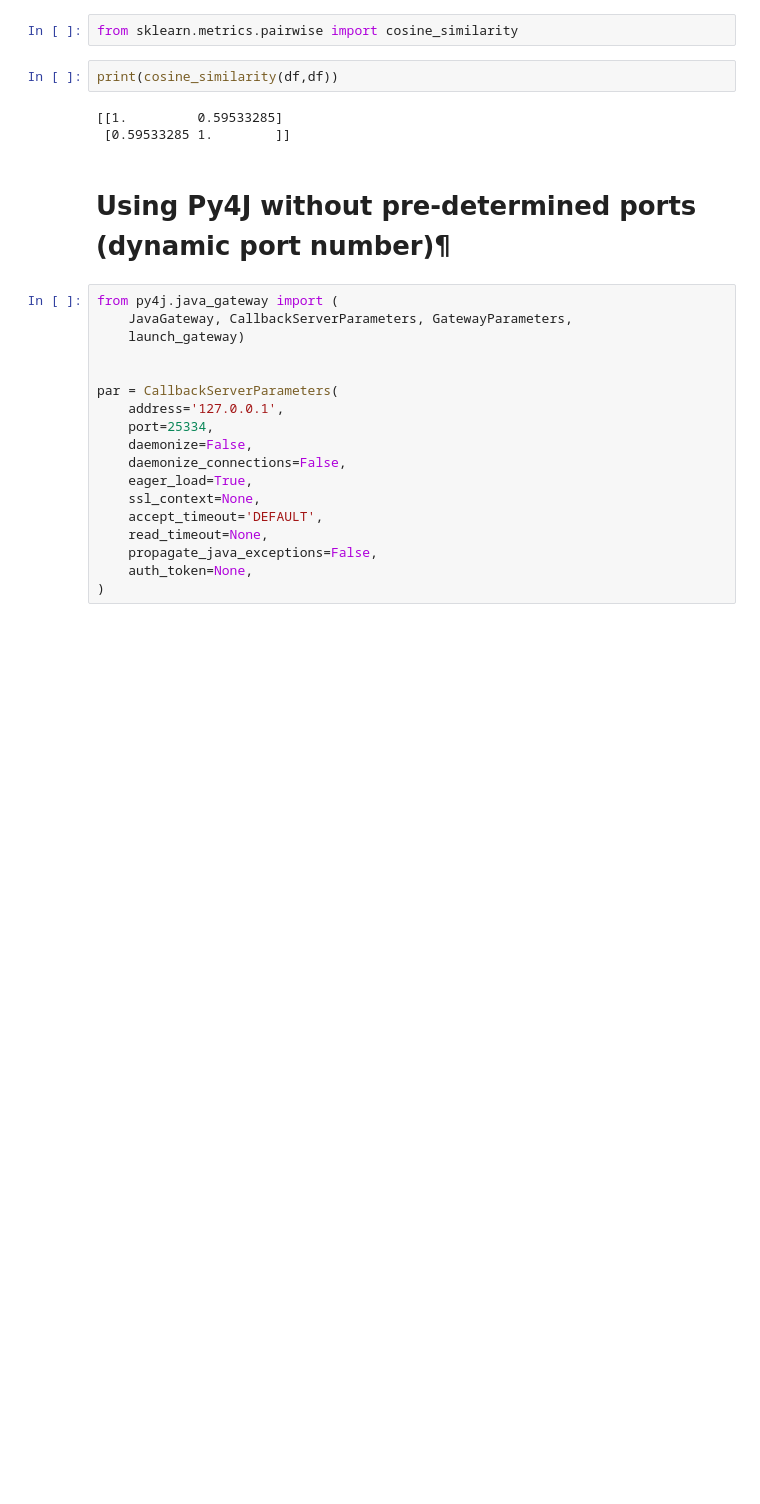
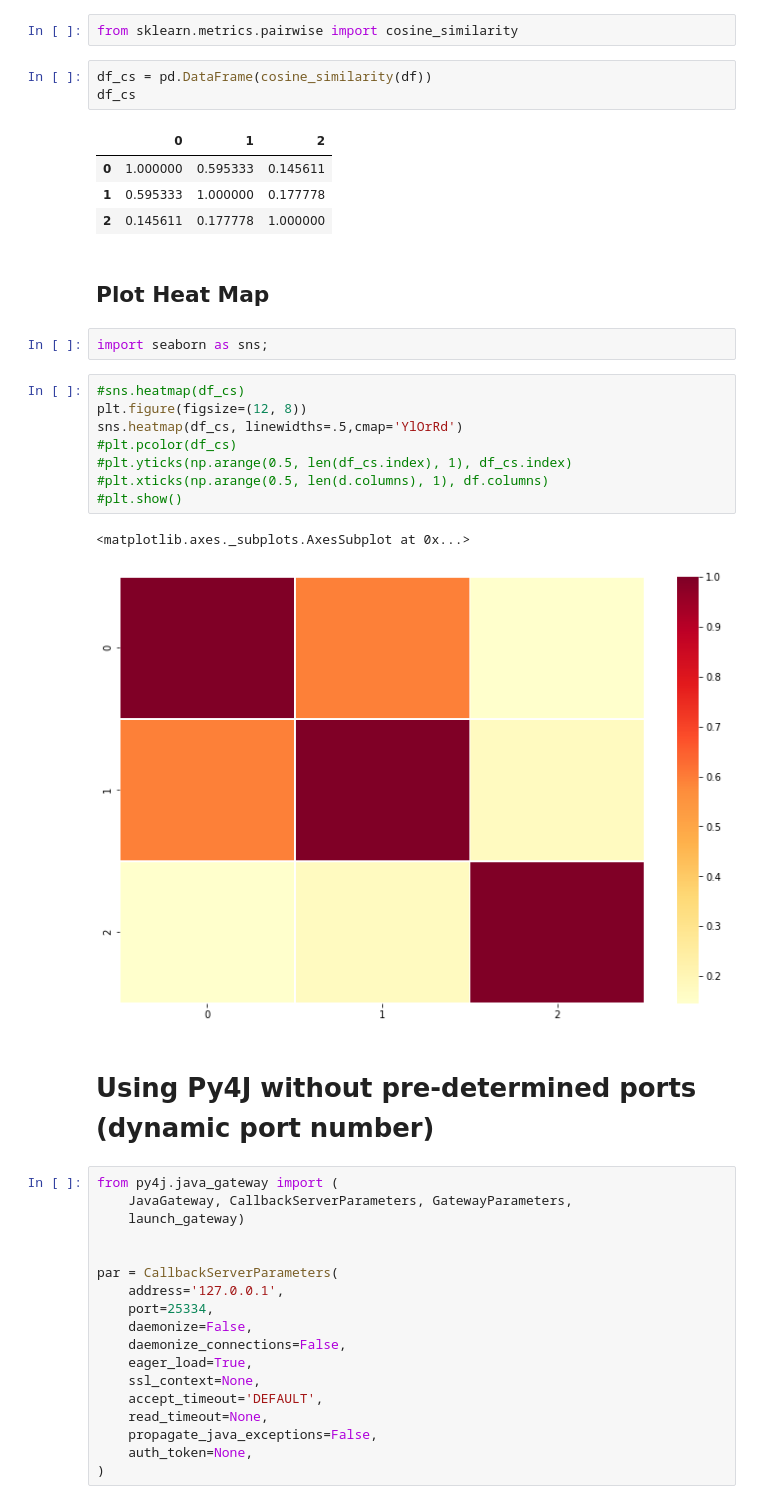
Before and after one commit to NabeelShahidKhan/DataScience, a Jupyter notebook: DocSim (1).ipynb, the cells around one changed output. Drawn from its saved outputs; the diff is of its cells as text; blank space fills up the shorter version.

```diff
--- a/DocSim (1).ipynb
+++ b/DocSim (1).ipynb
@@ -353,13 +376,31 @@ df[:1][:]
 # **Compute Cosine Similarity**
 # %%
 from sklearn.metrics.pairwise import cosine_similarity
-# %%
-print(cosine_similarity(df,df))
-# %% [output]
-[[1.         0.59533285]
- [0.59533285 1.        ]]
+# %%
+df_cs = pd.DataFrame(cosine_similarity(df))
+df_cs
+# %% [output]
+|  | 0 | 1 | 2 |
+| 0 | 1.000000 | 0.595333 | 0.145611 |
+| 1 | 0.595333 | 1.000000 | 0.177778 |
+| 2 | 0.145611 | 0.177778 | 1.000000 |
+# %% [markdown]
+## Plot Heat Map
+# %%
+import seaborn as sns;
+# %%
+#sns.heatmap(df_cs)
+plt.figure(figsize=(12, 8))
+sns.heatmap(df_cs, linewidths=.5,cmap='YlOrRd')
+#plt.pcolor(df_cs)
+#plt.yticks(np.arange(0.5, len(df_cs.index), 1), df_cs.index)
+#plt.xticks(np.arange(0.5, len(d.columns), 1), df.columns)
+#plt.show()
+# %% [output]
+<matplotlib.axes._subplots.AxesSubplot at 0x...>
+[figure, added]
 # %% [markdown]
-#  Using Py4J without pre-determined ports (dynamic port number)¶
+#  **Using Py4J without pre-determined ports (dynamic port number)**
 # %%
 from py4j.java_gateway import (
     JavaGateway, CallbackServerParameters, GatewayParameters,
```
Also changed, not shown: parts of 14 cells of this notebook.
